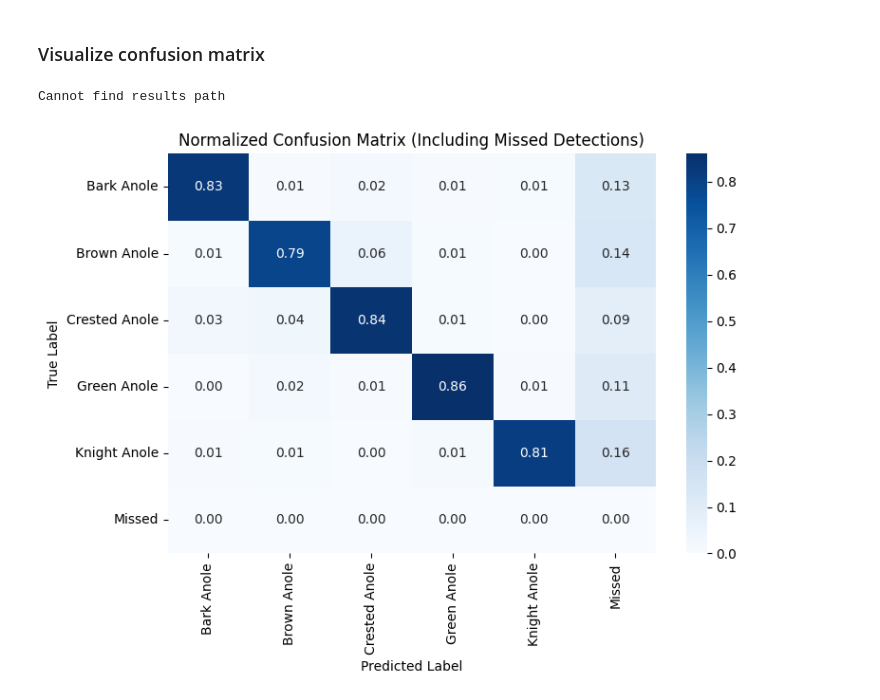
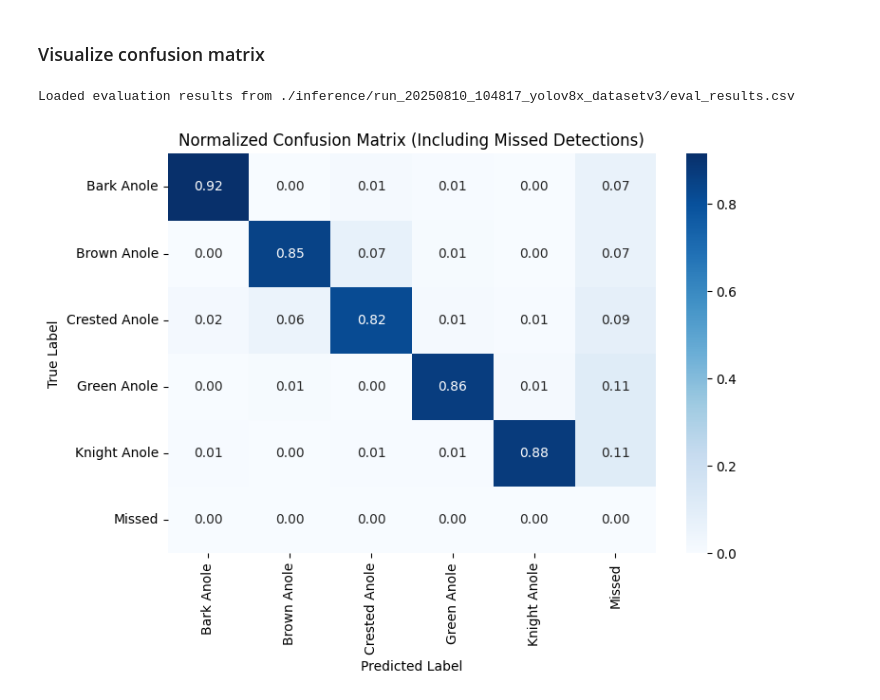
Before and after one commit to wenhan9604/Anole_classifier, a Jupyter notebook: Spring_2025/notebooks/pipeline_evaluation.ipynb, the cells around one changed output. Saved outputs shown, nothing was run; the diff lists cells and outputs as text; code cells hidden in the pictures.

```diff
--- a/Spring_2025/notebooks/pipeline_evaluation.ipynb
+++ b/Spring_2025/notebooks/pipeline_evaluation.ipynb
@@ -124,36 +138,36 @@ NUM_CLASSES = 5
 MISSED_CLASS_ID = 5
 ALL_CLASSES = list(range(NUM_CLASSES)) + [MISSED_CLASS_ID]
 CLASS_NAMES = ["Bark Anole", "Brown Anole", "Crested Anole", "Green Anole", "Knight Anole"] + ["Missed"]
 
-RESULTS_PATH = "./inference/run_20250504_112054/eval_results.csv"
+RESULTS_PATH = "./inference/run_20250810_104817_yolov8x_datasetv3/eval_results.csv"
 
 if os.path.exists(RESULTS_PATH):
     df = pd.read_csv(RESULTS_PATH)
     y_true_all = df["y_true"].tolist()
     y_pred_all = df["y_pred"].tolist()
     print(f"Loaded evaluation results from {RESULTS_PATH}")
 else:
     print("Cannot find results path")
 
 # Compute confusion matrix
 cm = confusion_matrix(y_true_all, y_pred_all, labels=ALL_CLASSES)
 
 # Normalize by rows (true labels)
 cm_normalized = cm.astype("float") / cm.sum(axis=1, keepdims=True)
 cm_normalized = np.nan_to_num(cm_normalized)  # Avoid NaNs
 
 # Plot heatmap
 cm_df = pd.DataFrame(cm_normalized, index=CLASS_NAMES, columns=CLASS_NAMES)
 plt.figure(figsize=(8, 6))
 sns.heatmap(cm_df, annot=True, fmt=".2f", cmap="Blues")
 plt.title("Normalized Confusion Matrix (Including Missed Detections)")
 plt.ylabel("True Label")
 plt.xlabel("Predicted Label")
 plt.tight_layout()
 plt.show()
 # %% [output]
-Cannot find results path
+Loaded evaluation results from ./inference/run_20250810_104817_yolov8x_datasetv3/eval_results.csv
-[figure, old version]
+[figure, new version]
 # %%
 # Plot heatmap
 cm_df = pd.DataFrame(cm, index=CLASS_NAMES, columns=CLASS_NAMES)
```
Also changed, not shown: parts of 11 cells of this notebook, 4 other files.
